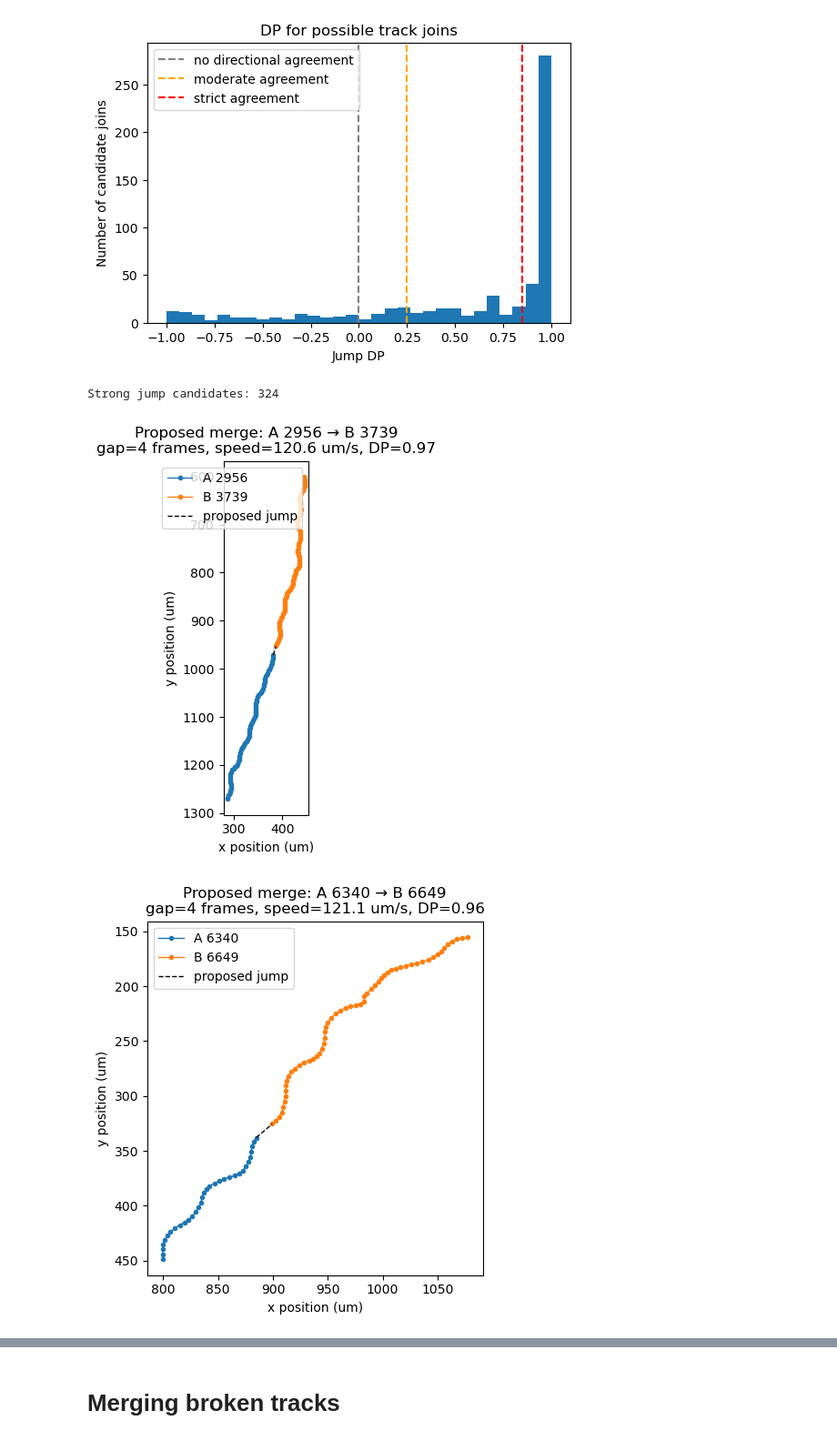
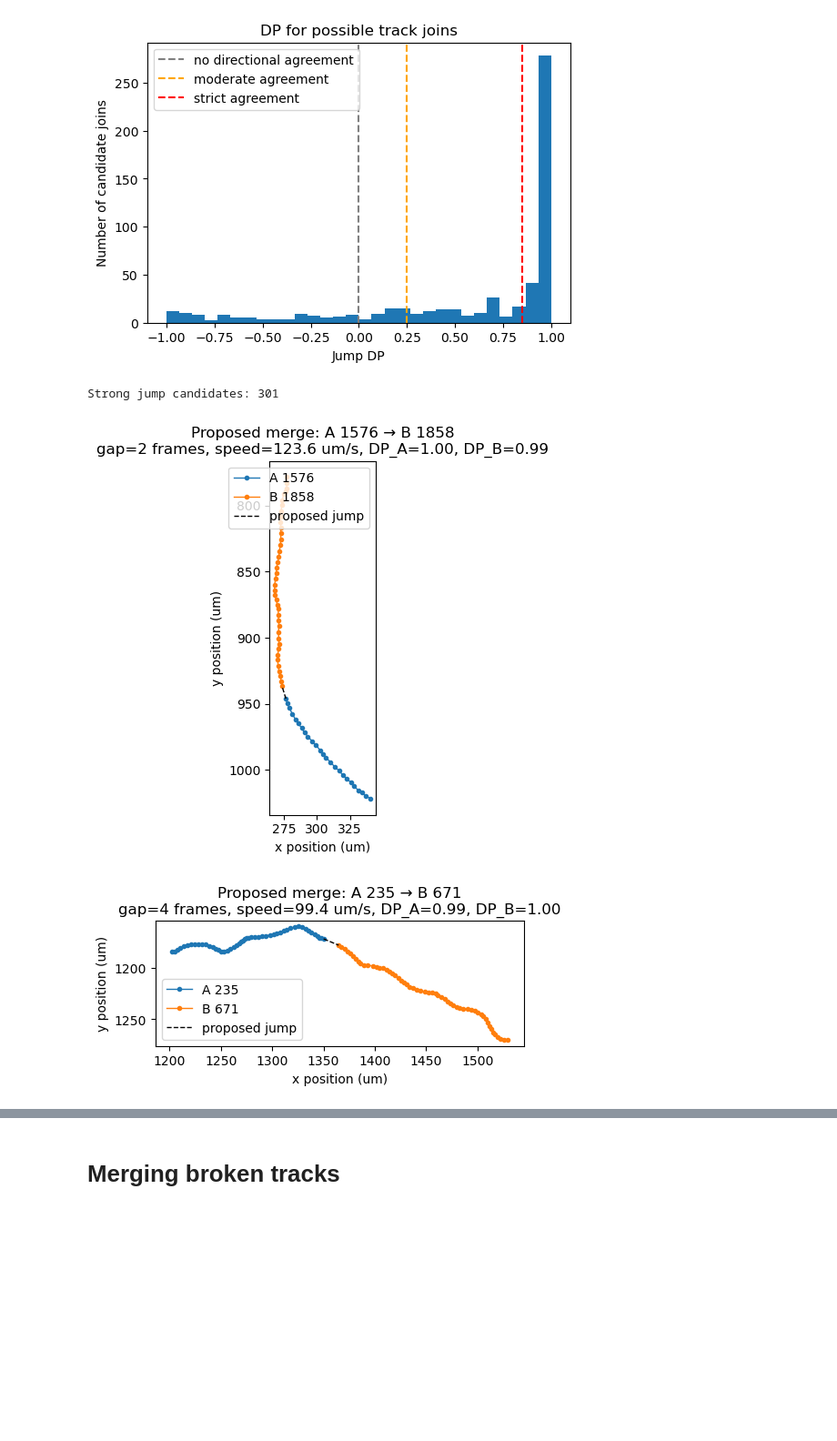
Before and after one commit to farnooshjoulaeian-dev/tracking-microswimmers, a Jupyter notebook: tracking_microswimmers_pipeline.ipynb, the cells around one changed output, grey strips where cells are left out. Shown at 91% size. Drawn from its saved outputs; the diff is of its cells as text; code cells hidden in the pictures; blank space fills up the shorter version.

Commit message:
Add bidirectional DP check for jump merging
Use both A-to-jump and jump-to-B direction checks when selecting high-confidence broken-track merges.

```diff
--- a/tracking_microswimmers_pipeline.ipynb
+++ b/tracking_microswimmers_pipeline.ipynb
@@ -145,7 +149,7 @@ def plot_detection_steps(frame, corrected, thresholded_img, closed_mask, label_i
     plt.tight_layout()
     plt.show()
 # %%
-video_info, frame = get_video_data("../UN_test2.mp4")
+video_info, frame = get_video_data("../My_test_2.mp4")
 
 features, corrected, thresholded_img, closed_mask, label_image = detect_cells_in_frame(
     frame,
@@ -944,7 +948,7 @@ margin:10px 0;
 # Goal: find pairs where track B may be a continuation of track A.
 
 # Maximum number of missing frames allowed between two track segments.
-max_jmp_frames = 5
+max_jmp_frames = 4
 
 # Maximum biologically plausible jump speed.
 max_jmp_speed_um_s = 130
@@ -1109,9 +1133,13 @@ max_jmp_frames = 4
 # Maximum biologically plausible jump speed.
 max_jmp_speed_um_s = 130
 
-# Minimum DP required for directional consistency.
+# Minimum DP required for directional consistency at the end of track A.
 # 0.85 is strict: it keeps only jumps that strongly continue the previous direction.
 min_jmp_DP = 0.85
+
+# Minimum DP required at the start of track B.
+# This rejects jumps where B immediately moves in a different direction.
+min_jmp_DP_B = 0.50
 
 # Minimum length required for both track segments.
 # This avoids merging very short/noisy fragments.
@@ -1120,20 +1148,22 @@ min_segment_length = 20
 # 13. Select high-confidence jump links
 
 
-# Filter candidate jumps using speed, gap size, direction, and segment length.
+# Filter candidate jumps using gap size, speed, direction, and segment length.
 strong_jmp_candidates = jmp_candidates_with_DP[
     (jmp_candidates_with_DP["jmp_frames"] <= max_jmp_frames)
     & (jmp_candidates_with_DP["speed_um_s"] <= max_jmp_speed_um_s)
-    & (jmp_candidates_with_DP["jmp_DP"] >= min_jmp_DP)
+    & (jmp_candidates_with_DP["jmp_DP_A"] >= min_jmp_DP)
+    & (jmp_candidates_with_DP["jmp_DP_B"] >= min_jmp_DP_B)
     & (jmp_candidates_with_DP["length_a"] >= min_segment_length)
     & (jmp_candidates_with_DP["length_b"] >= min_segment_length)
 ].copy()
+# Sort so the most conservative joins are considered first:
+# shorter gaps, lower speeds, and higher directional consistency.
 
-# Sort so the most conservative joins are considered first:
-# shorter gaps, lower speeds, higher directional consistency.
+
 strong_jmp_candidates = strong_jmp_candidates.sort_values(
-    ["jmp_frames", "speed_um_s", "jmp_DP"],
-    ascending=[True, True, False]
+    ["jmp_frames", "speed_um_s", "jmp_DP_A", "jmp_DP_B"],
+    ascending=[True, True, False, False]
 )
 
 print("Strong jump candidates:", len(strong_jmp_candidates))
@@ -1181,7 +1211,7 @@ selected_jmp_links = pd.DataFrame(selected_jmp_links)
 # if len(selected_jmp_links) > 0:
 #     display(selected_jmp_links.head(20))
 # %% [output]
-Strong jump candidates: 324
+Strong jump candidates: 301
 # %%
 # 14. Visually inspect selected jump links
 # Goal: check whether proposed broken-track joins look reasonable before merging.
@@ -1190,7 +1220,7 @@ n_jumps_to_inspect = 12
 
 # Inspect the last selected jumps here.
 # You can change tail(...) to head(...) or sample(...) depending on what you want to check.
-jump_links_to_plot = selected_jmp_links.tail(n_jumps_to_inspect)
+jump_links_to_plot = selected_jmp_links.sample(n_jumps_to_inspect)
 
 for _, row in jump_links_to_plot.iterrows():
 
@@ -1221,33 +1251,34 @@ for _, row in jump_links_to_plot.iterrows():
         track_b["y_um"],
         "-o",
         markersize=3,
         linewidth=1,
         label=f"B {int(row['track_b'])}"
     )
 
     # Draw the proposed jump from the end of A to the start of B.
     plt.plot(
         [track_a["x_um"].iloc[-1], track_b["x_um"].iloc[0]],
         [track_a["y_um"].iloc[-1], track_b["y_um"].iloc[0]],
         "k--",
         linewidth=1,
         label="proposed jump"
     )
 
     plt.xlabel("x position (um)")
     plt.ylabel("y position (um)")
     plt.title(
         f"Proposed merge: A {int(row['track_a'])} → B {int(row['track_b'])}\n"
         f"gap={int(row['jmp_frames'])} frames, "
         f"speed={row['speed_um_s']:.1f} um/s, "
-        f"DP={row['jmp_DP']:.2f}"
+        f"DP_A={row['jmp_DP_A']:.2f}, "
+        f"DP_B={row['jmp_DP_B']:.2f}"
     )
 
     plt.gca().set_aspect("equal")
     plt.gca().invert_yaxis()
     plt.legend()
     plt.tight_layout()
     plt.show()
 # %% [output]
-[figure, old version]
+[figure, new version]
-[figure, old version]
+[figure, new version]
```
Also changed, not shown: parts of 14 cells of this notebook.
